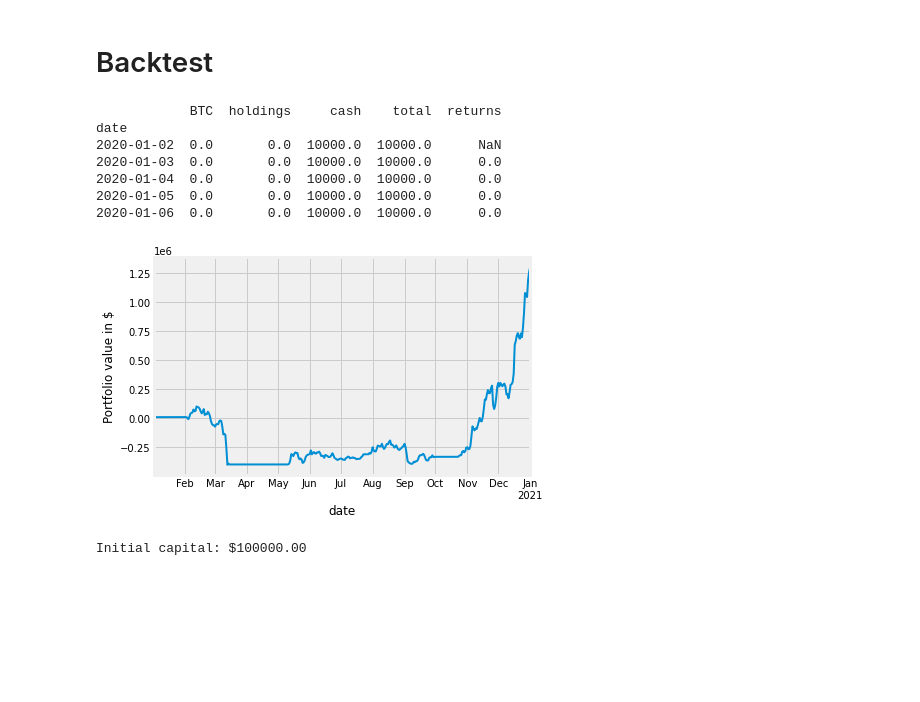
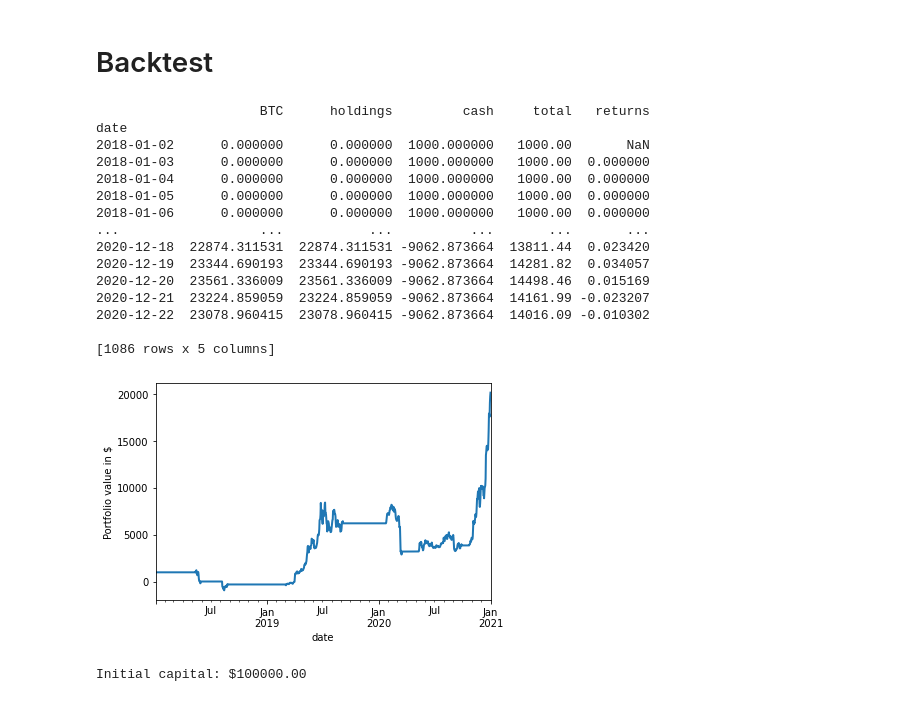
Before and after one commit to ayoubbensakhria/finance_algo, a Jupyter notebook: MA_and_Momentum_Model.ipynb, the cells around one changed output. Drawn from its saved outputs; the diff is of its cells as text; code cells hidden in the pictures; blank space fills up the shorter version.

Commit message:
Backtest with initial investment

```diff
--- a/MA_and_Momentum_Model.ipynb
+++ b/MA_and_Momentum_Model.ipynb
@@ -88,7 +88,7 @@ df['close'].plot(figsize=(16,8))
 # resample df
 ddf = df.resample("D").mean()
 # using a range of 1 year of dates
-mask = (ddf.index > '2020-01-01') & (ddf.index <= '2021-01-01')
+mask = (ddf.index > '2018-01-01') & (ddf.index <= '2021-01-01')
 ddf = ddf.loc[mask]
 # %%
 ## Initialize the short and long windows
@@ -151,13 +161,14 @@ signals.loc[signals.signal>0].head()
 # Backtest
 # %%
 # Set the initial capital
-initial_capital= float(10000.0)
+initial_capital= float(1000.0)
 
 # Create a DataFrame `positions`
 positions = pd.DataFrame(index=signals.index).fillna(0.0)
 
-# Buy a 100 shares
-positions['BTC'] = 100*signals['signal']
+# Buy n share
+shares = 1
+positions['BTC'] = shares*signals['signal']
 
 # Initialize the portfolio with value owned
 portfolio = positions.multiply(ddf['close'], axis=0)
@@ -167,45 +178,54 @@ pos_diff = positions.diff()
 
 # Add `holdings` to portfolio
 portfolio['holdings'] = (positions.multiply(ddf['close'], axis=0)).sum(axis=1)
 
 # Add `cash` to portfolio
 portfolio['cash'] = initial_capital - (pos_diff.multiply(ddf['close'], axis=0)).sum(axis=1).cumsum()
 
 # Add `total` to portfolio
-portfolio['total'] = portfolio['cash'] + portfolio['holdings']
+portfolio['total'] = round(portfolio['cash'] + portfolio['holdings'], 2)
 
 # Add `returns` to portfolio
 portfolio['returns'] = portfolio['total'].pct_change()
-
-# Print the first lines of `portfolio`
-print(portfolio.head())
 
 # Create a figure
 fig = plt.figure()
 
 ax1 = fig.add_subplot(111, ylabel='Portfolio value in $')
 
 # Plot the equity curve in dollars
-portfolio['total'].plot(ax=ax1, lw=2.)
+portfolio.total.plot(ax=ax1, lw=2.)
+
+
+# Print the first lines of `portfolio`
+print(portfolio.head(-10))
 
 ax1.plot(portfolio.loc[signals.positions == 1.0].index,
          portfolio.total[signals.positions == 1.0],
          '^', markersize=10, color='m')
 ax1.plot(portfolio.loc[signals.positions == -1.0].index,
          portfolio.total[signals.positions == -1.0],
          'v', markersize=10, color='k')
 
 # Show the plot
 plt.show()
 # %% [output]
-            BTC  holdings     cash    total  returns
+                     BTC      holdings         cash     total   returns
 date
-2020-01-02  0.0       0.0  10000.0  10000.0      NaN
-2020-01-03  0.0       0.0  10000.0  10000.0      0.0
-2020-01-04  0.0       0.0  10000.0  10000.0      0.0
-2020-01-05  0.0       0.0  10000.0  10000.0      0.0
-2020-01-06  0.0       0.0  10000.0  10000.0      0.0
+2018-01-02      0.000000      0.000000  1000.000000   1000.00       NaN
+2018-01-03      0.000000      0.000000  1000.000000   1000.00  0.000000
+2018-01-04      0.000000      0.000000  1000.000000   1000.00  0.000000
+2018-01-05      0.000000      0.000000  1000.000000   1000.00  0.000000
+2018-01-06      0.000000      0.000000  1000.000000   1000.00  0.000000
+...                  ...           ...          ...       ...       ...
+2020-12-18  22874.311531  22874.311531 -9062.873664  13811.44  0.023420
+2020-12-19  23344.690193  23344.690193 -9062.873664  14281.82  0.034057
+2020-12-20  23561.336009  23561.336009 -9062.873664  14498.46  0.015169
+2020-12-21  23224.859059  23224.859059 -9062.873664  14161.99 -0.023207
+2020-12-22  23078.960415  23078.960415 -9062.873664  14016.09 -0.010302
+
+[1086 rows x 5 columns]
-[figure, old version]
+[figure, new version]
 # %%
 # Calculate the momentum
 def calculate_momentum(data):
```
Also changed, not shown: parts of 3 cells of this notebook.
